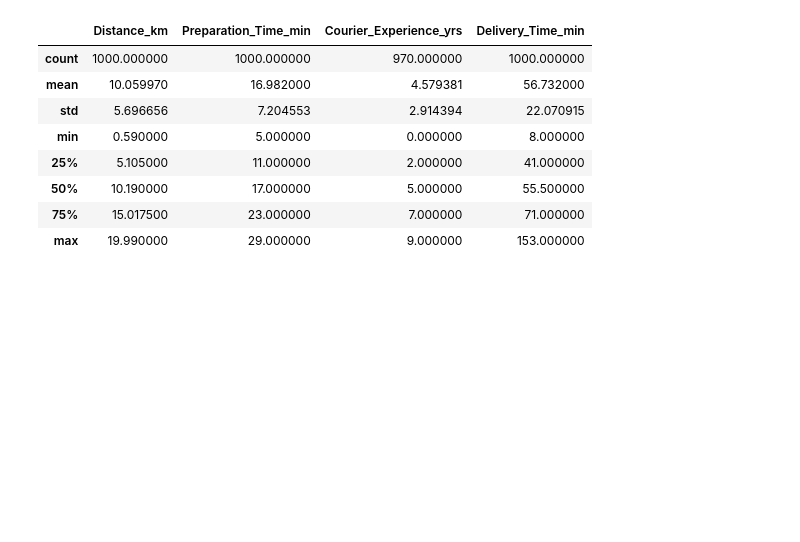
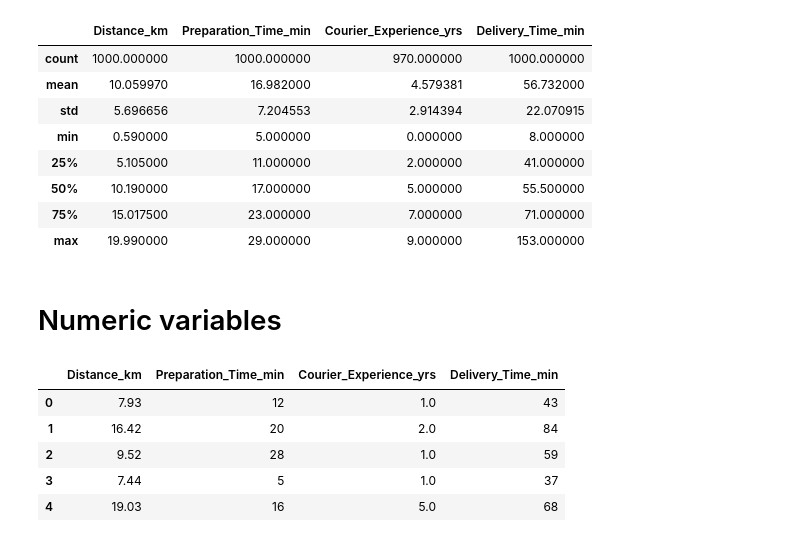
Before and after one commit to ElizabethAndriano/operational-intelligence-in-urban-logistics, a Jupyter notebook: model_pipeline/EDA.ipynb, the cells around one changed output. Drawn from its saved outputs; the diff is of its cells as text; code cells hidden in the pictures; blank space fills up the shorter version.

Commit message:
Numerical features exploration for EDA

```diff
--- a/model_pipeline/EDA.ipynb
+++ b/model_pipeline/EDA.ipynb
@@ -44,3 +54,15 @@ df.describe()
 | 50% | 10.190000 | 17.000000 | 5.000000 | 55.500000 |
 | 75% | 15.017500 | 23.000000 | 7.000000 | 71.000000 |
 | max | 19.990000 | 29.000000 | 9.000000 | 153.000000 |
+# %% [markdown]
+# Numeric variables
+# %%
+num_df = df.select_dtypes(include = [np.number])
+num_df.head()
+# %% [output]
+|  | Distance_km | Preparation_Time_min | Courier_Experience_yrs | Delivery_Time_min |
+| 0 | 7.93 | 12 | 1.0 | 43 |
+| 1 | 16.42 | 20 | 2.0 | 84 |
+| 2 | 9.52 | 28 | 1.0 | 59 |
+| 3 | 7.44 | 5 | 1.0 | 37 |
+| 4 | 19.03 | 16 | 5.0 | 68 |
```
Also changed, not shown: parts of 10 cells of this notebook, 5 other files.
